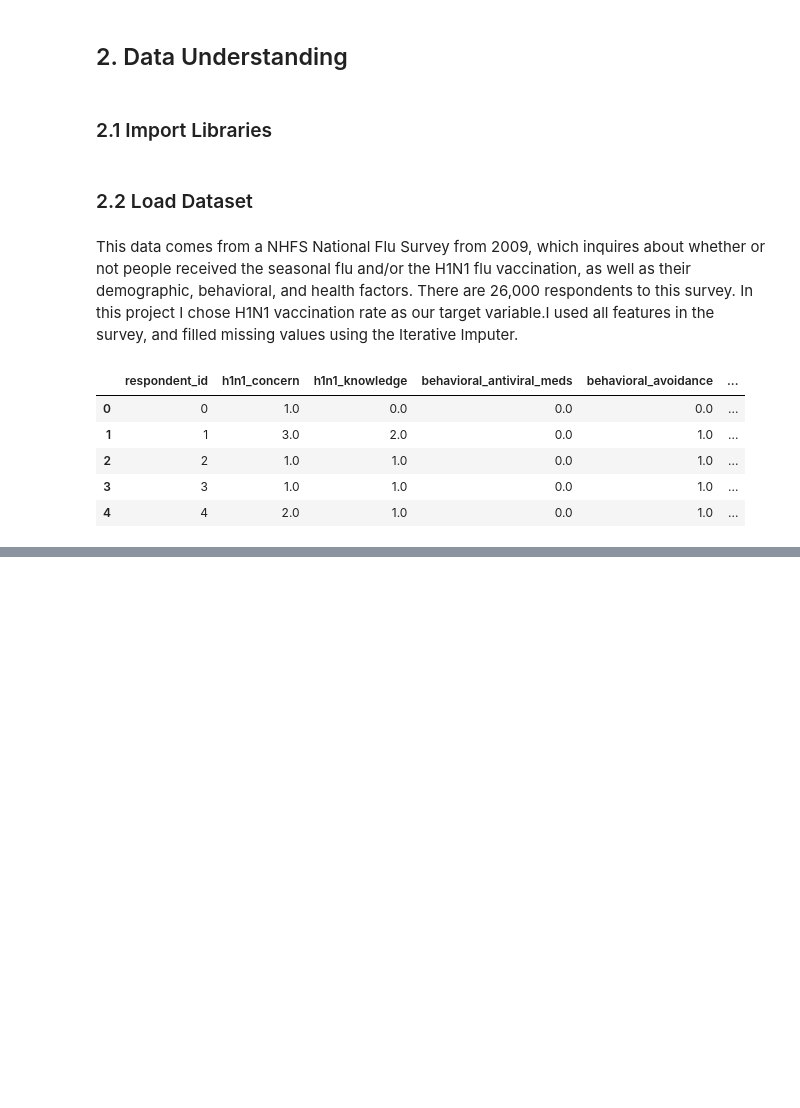
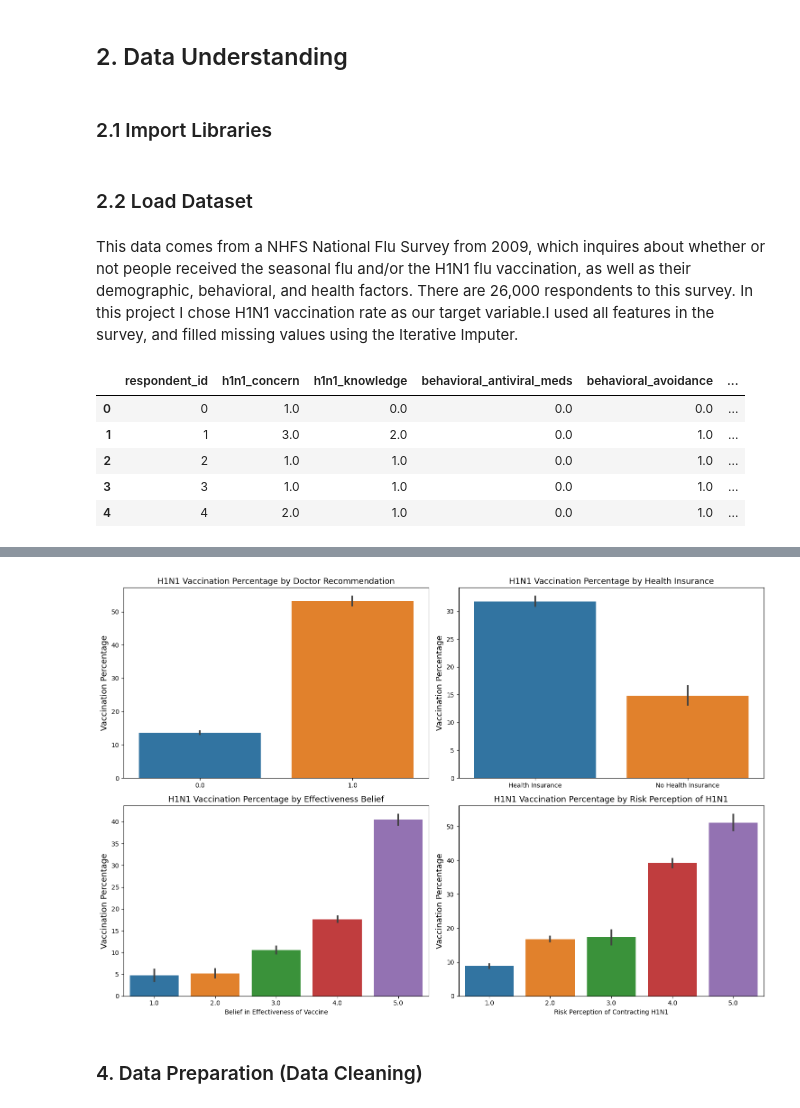
Before and after one commit to laaria-chris/H1N1-VACCINATION-PREDICTION-MODEL, a Jupyter notebook: MAIN_NOTEBOOK.ipynb, the cells around one changed output, grey strips where cells are left out. Drawn from its saved outputs; the diff is of its cells as text; code cells hidden in the pictures; blank space fills up the shorter version.

```diff
--- a/MAIN_NOTEBOOK.ipynb
+++ b/MAIN_NOTEBOOK.ipynb
@@ -121,0 +263,50 @@ Data1.head()
+# %%
+# Making a copy of main dataframe to use for visualizations
+Data2 = Data1.copy()
+# %%
+# Creating dictionary for mapping in order to create better names for x axis in graphs below
+ins_dict = {1: 'Health Insurance', 0: 'No Health Insurance'}
+# Creating the column that will be used to create clear x axis tick marks in graph below
+Data2['health_ins_words'] = Data2['health_insurance'].replace(ins_dict)
+# %%
+
+
+def plot_bar(df, x_col, y_col, ax, xlabel, ylabel, title):
+    """
+    This function plots a bar chart on a given axis.
+    """
+    sns.barplot(x=df[x_col].dropna(), y=df[y_col]*100, ax=ax)
+    ax.set_xlabel(xlabel)
+    ax.set_ylabel(ylabel, fontsize=13)
+    ax.set_title(title, fontsize=13)
+
+def plot_vaccination_graphs(Data2):
+    """
+    This function takes a dataframe and plots four bar charts in a 2x2 layout
+    showing the relationship between H1N1 vaccination and various factors.
+    """
+    # Making a copy of the main dataframe to use for visualizations
+    Data2 = Data1.copy()
+
+    # Creating dictionary for mapping in order to create better names for x axis in graphs below
+    ins_dict = {1: 'Health Insurance', 0: 'No Health Insurance'}
+    # Creating the column that will be used to create clear x axis tick marks in graph below
+    Data2['health_ins_words'] = Data2['health_insurance'].replace(ins_dict)
+
+    # Setting up the 2x2 subplot layout
+    fig, axs = plt.subplots(2, 2, figsize=(15, 10))
+
+    # Plotting the individual bar charts
+    plot_bar(Data2, 'doctor_recc_h1n1', 'h1n1_vaccine', axs[0, 0], '', 'Vaccination Percentage', 'H1N1 Vaccination Percentage by Doctor Recommendation')
+    plot_bar(Data2, 'health_ins_words', 'h1n1_vaccine', axs[0, 1], '', 'Vaccination Percentage', 'H1N1 Vaccination Percentage by Health Insurance')
+    plot_bar(Data2, 'opinion_h1n1_vacc_effective', 'h1n1_vaccine', axs[1, 0], 'Belief in Effectiveness of Vaccine', 'Vaccination Percentage', 'H1N1 Vaccination Percentage by Effectiveness Belief')
+    plot_bar(Data2, 'opinion_h1n1_risk', 'h1n1_vaccine', axs[1, 1], 'Risk Perception of Contracting H1N1', 'Vaccination Percentage', 'H1N1 Vaccination Percentage by Risk Perception of H1N1')
+
+    # Adjust layout
+    plt.tight_layout()
+    plt.show()
+
+# Call the function to plot the graphs
+plot_vaccination_graphs(Data2)
+# %% [output]
+[figure, added]
@@ -121,0 +328,2 @@ Data1.head()
+# %% [markdown]
+### 4. Data Preparation (Data Cleaning)
```
Also changed, not shown: parts of 22 cells of this notebook.
